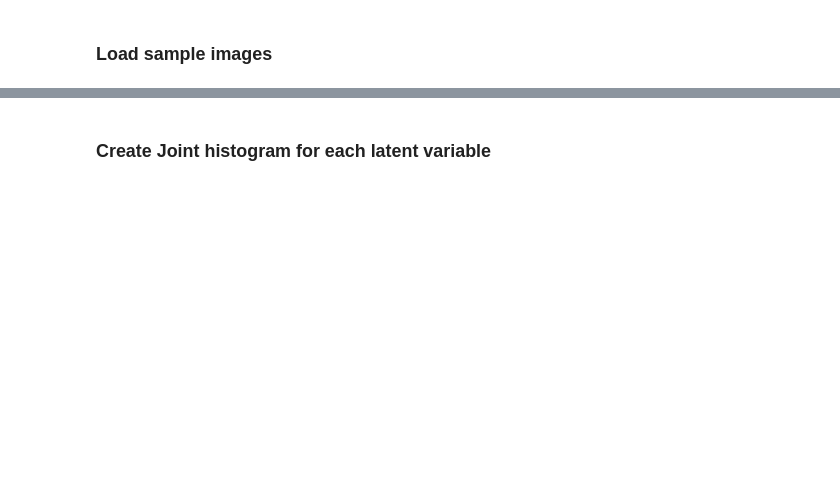
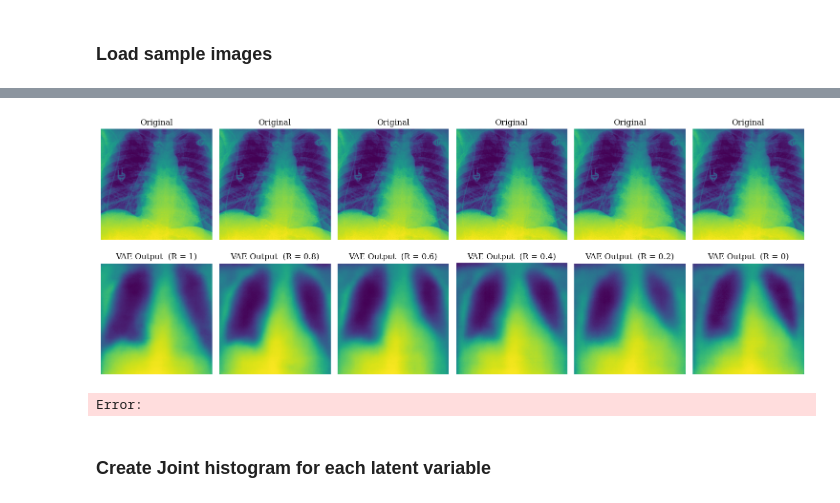
Before and after one commit to JuanGonzalezU/CheXBias, a Jupyter notebook: notebooks/vae.ipynb, the cells around one changed output, grey strips where cells are left out. Drawn from its saved outputs; the diff is of its cells as text; code cells hidden in the pictures; blank space fills up the shorter version.

```diff
--- a/notebooks/vae.ipynb
+++ b/notebooks/vae.ipynb
@@ -57,2 +79,51 @@ transforms.ToPILImage()(img_reconstructed[0].cpu())
+# %%
+# List all test images
+path_test = '/home/juandres/aml/CheXBias/data_new/processed/test'
+images = os.listdir(path_test)
+
+# Load single image
+img = Image.open(os.path.join(path_test,images[5])).convert('L')  # 'L' mode for grayscale
+# Define pre-process
+preprocess = transforms.Compose([
+    transforms.Resize(256),
+    transforms.CenterCrop(224),
+    transforms.Grayscale(num_output_channels=1),  # Convert grayscale to specified number of channels
+    transforms.ToTensor()
+    ])
+img = preprocess(img)
+
+# Set up the figure
+num_vaes = len(all_vae)
+fig, axs = plt.subplots(2, num_vaes, figsize=(15, 6))
+
+# R array
+R = [1,0.8,0.6,0.4,0.2,0]
+
+# Iterate over each VAE
+for i, vae in enumerate(all_vae):
+
+    # Get the prediction for each VAE
+    vae_output = vae(img.unsqueeze(1).to(device))
+    img_reconstructed = vae_output[0].squeeze(0)
+
+    # Images to display
+    reconstructed_img = transforms.ToPILImage()(img_reconstructed[0].cpu())
+    original_processed_img = transforms.ToPILImage()(img)
+
+    # Display the images
+    axs[0, i].imshow(original_processed_img)
+    axs[0, i].set_title('Original')
+    axs[0, i].axis('off')
+
+    axs[1, i].imshow(reconstructed_img)
+    axs[1, i].set_title(f'VAE Output  (R = {R[i]})')
+    axs[1, i].axis('off')
+
+# Adjust layout for better visualization
+plt.tight_layout()
+plt.show()
+# %% [output]
+[figure, added]
+Error:
 # %% [markdown]
 ### Create Joint histogram for each latent variable
```
Also changed, not shown: parts of 17 cells of this notebook, 5 other files.
